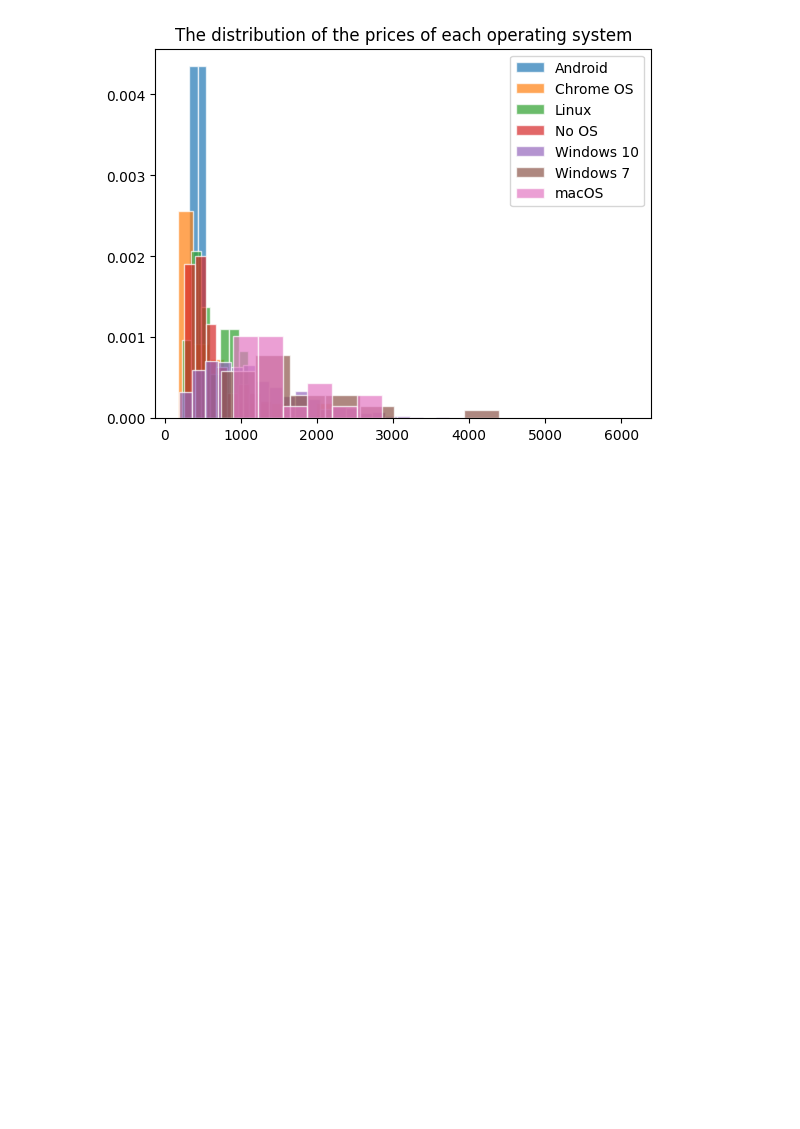
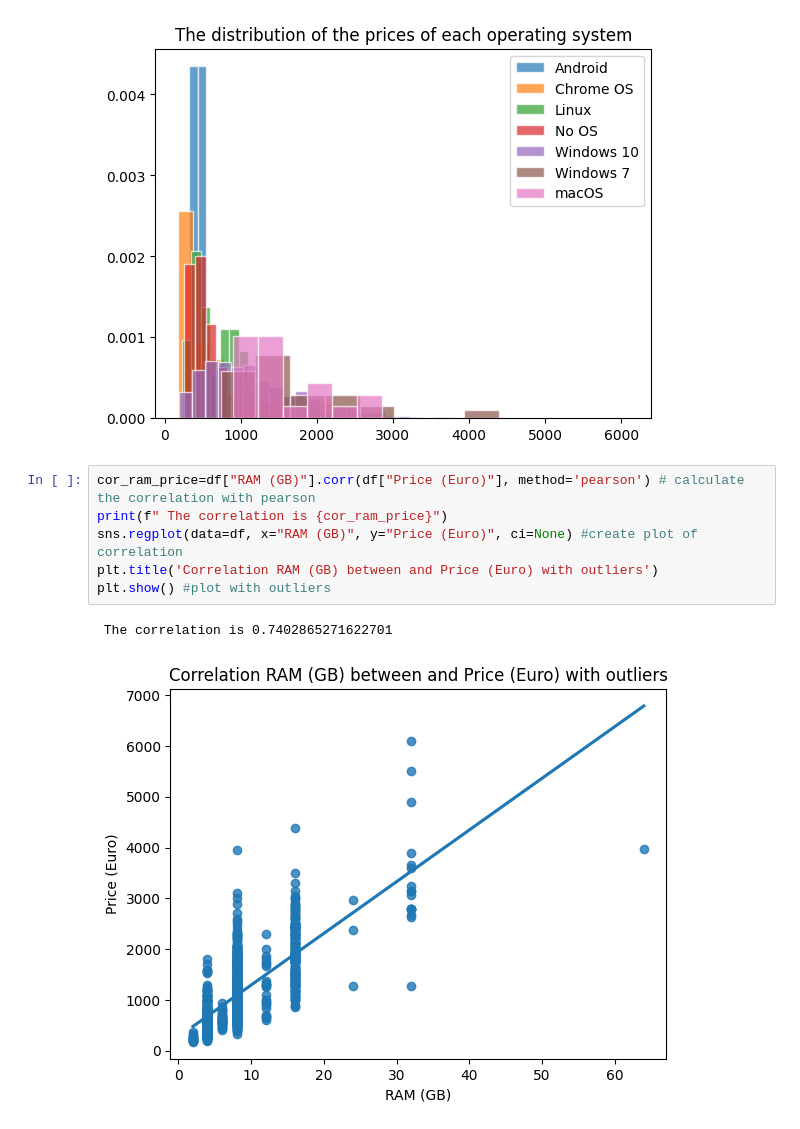
Before and after one commit to oredan23/laptop-analysis, a Jupyter notebook: mini_project_file_1.ipynb, the cells around one changed output. Drawn from its saved outputs; the diff is of its cells as text; blank space fills up the shorter version.

Commit message:
finding the relationship between RAM and computer price

```diff
--- a/mini_project_file_1.ipynb
+++ b/mini_project_file_1.ipynb
@@ -68,3 +68,12 @@ plt.title('The distribution of the prices of each operating system')
 plt.show()
 # %% [output]
 [figure]
+# %%
+cor_ram_price=df["RAM (GB)"].corr(df["Price (Euro)"], method='pearson') # calculate the correlation with pearson
+print(f" The correlation is {cor_ram_price}")
+sns.regplot(data=df, x="RAM (GB)", y="Price (Euro)", ci=None) #create plot of correlation
+plt.title('Correlation RAM (GB) between and Price (Euro) with outliers')
+plt.show() #plot with outliers
+# %% [output]
+ The correlation is 0.7402865271622701
+[figure, added]
```
Also changed, not shown: parts of 4 cells of this notebook.
